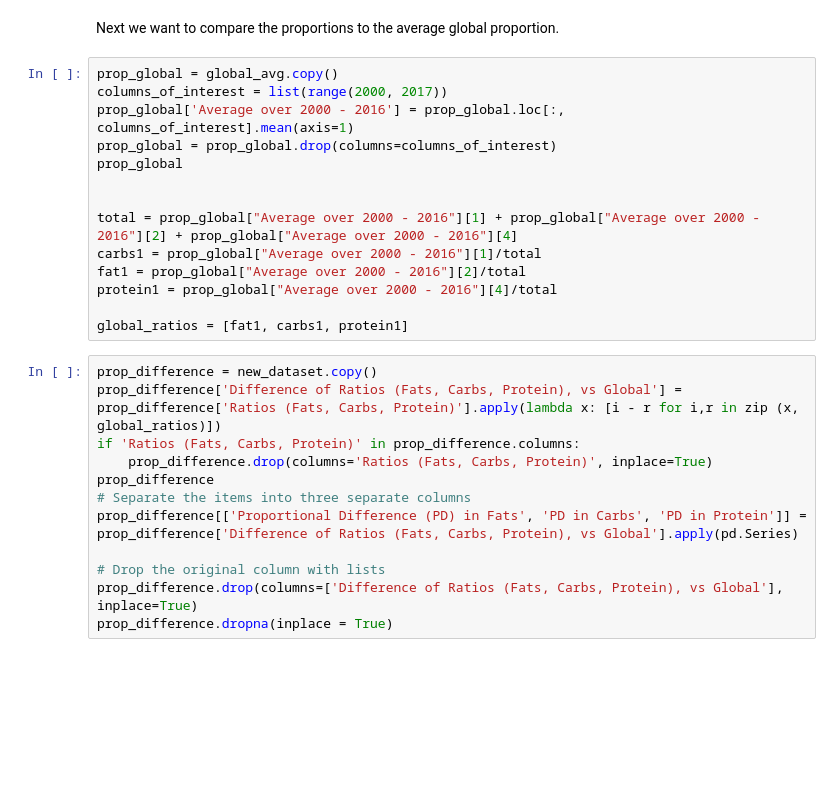
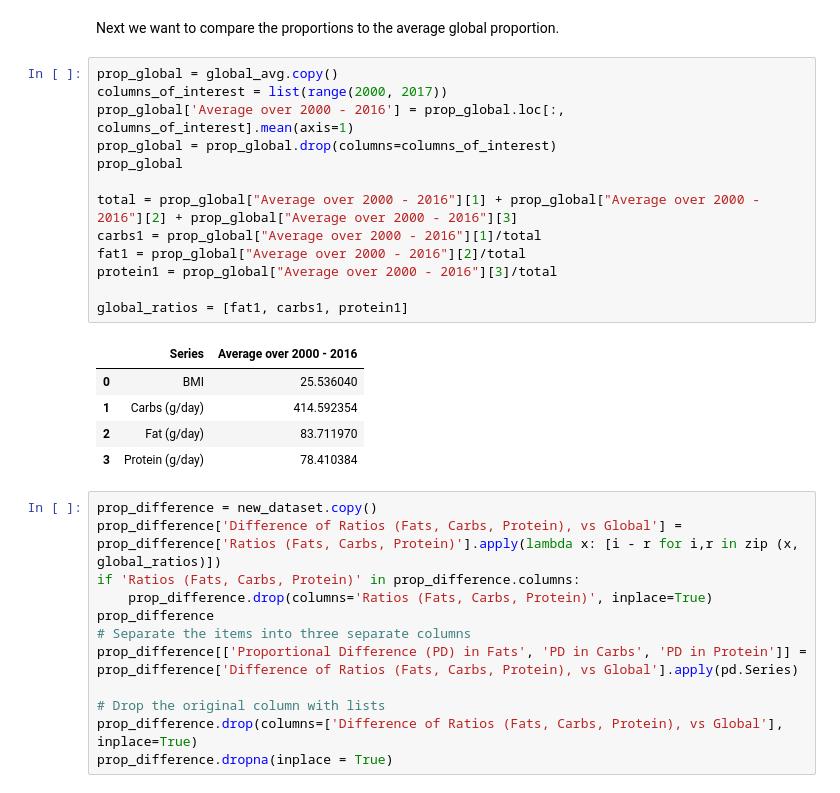
Before and after one commit to COGS108/Group074_WI24, a Jupyter notebook: EDACheckpoint_Group074_WI24.ipynb, the cells around one changed output. Cells and saved outputs as stored; diff of their text form; blank space fills up the shorter version.

```diff
--- a/EDACheckpoint_Group074_WI24.ipynb
+++ b/EDACheckpoint_Group074_WI24.ipynb
@@ -1189,17 +1128,22 @@ Next we want to compare the proportions to the average global proportion.
 # %%
 prop_global = global_avg.copy()
 columns_of_interest = list(range(2000, 2017))
 prop_global['Average over 2000 - 2016'] = prop_global.loc[:, columns_of_interest].mean(axis=1)
 prop_global = prop_global.drop(columns=columns_of_interest)
 prop_global
 
-
-total = prop_global["Average over 2000 - 2016"][1] + prop_global["Average over 2000 - 2016"][2] + prop_global["Average over 2000 - 2016"][4]
+total = prop_global["Average over 2000 - 2016"][1] + prop_global["Average over 2000 - 2016"][2] + prop_global["Average over 2000 - 2016"][3]
 carbs1 = prop_global["Average over 2000 - 2016"][1]/total
 fat1 = prop_global["Average over 2000 - 2016"][2]/total
-protein1 = prop_global["Average over 2000 - 2016"][4]/total
+protein1 = prop_global["Average over 2000 - 2016"][3]/total
 
 global_ratios = [fat1, carbs1, protein1]
+# %% [output]
+|  | Series | Average over 2000 - 2016 |
+| 0 | BMI | 25.536040 |
+| 1 | Carbs (g/day) | 414.592354 |
+| 2 | Fat (g/day) | 83.711970 |
+| 3 | Protein (g/day) | 78.410384 |
 # %%
 prop_difference = new_dataset.copy()
 prop_difference['Difference of Ratios (Fats, Carbs, Protein), vs Global'] = prop_difference['Ratios (Fats, Carbs, Protein)'].apply(lambda x: [i - r for i,r in zip (x, global_ratios)])
```
Also changed, not shown: parts of 28 cells of this notebook, 1 other file.
